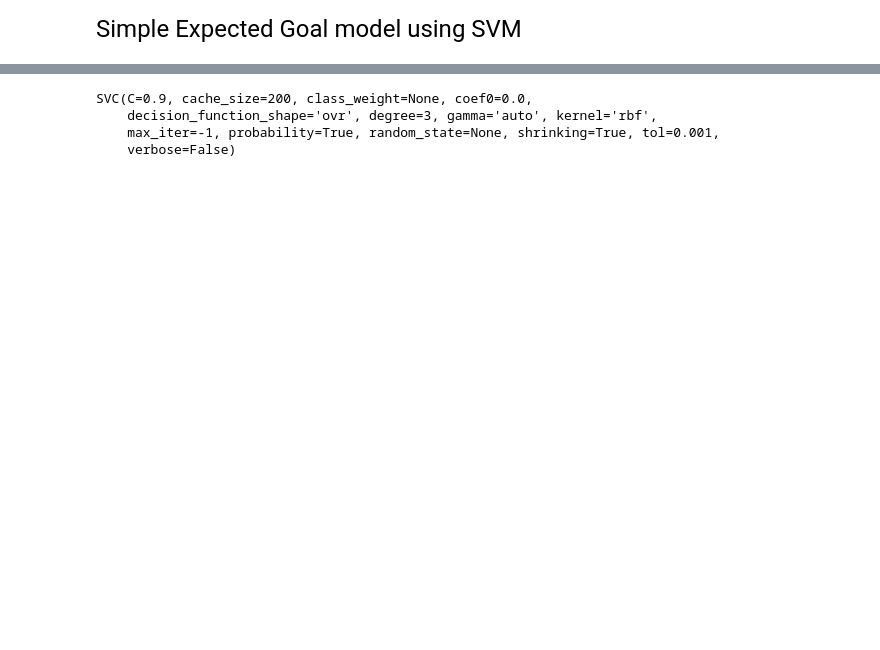
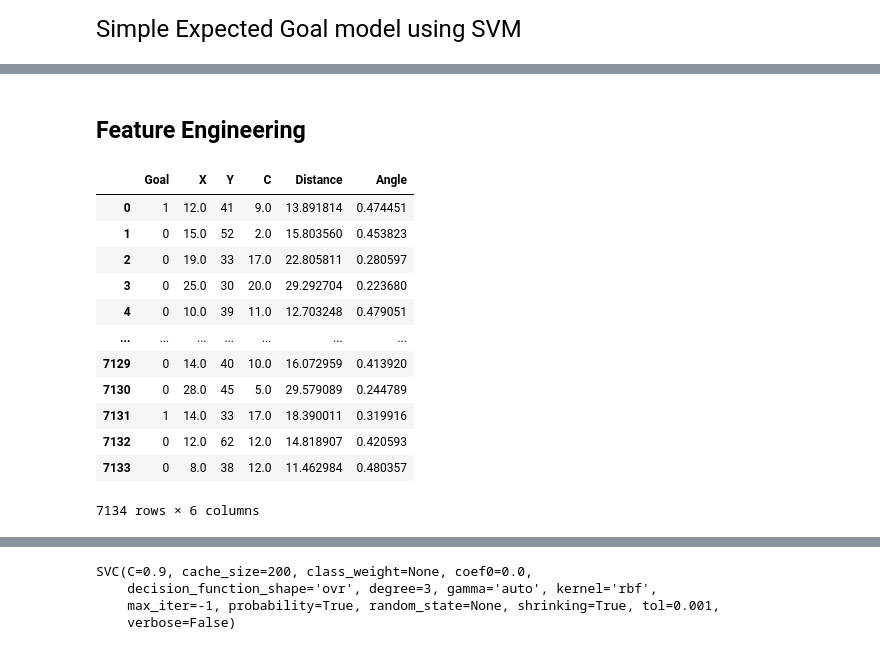
Before and after one commit to danielazevedo/Football-Analytics, a Jupyter notebook: expected_goals/xG_model_SVM.ipynb, the cells around one changed output, grey strips where cells are left out. Drawn from its saved outputs; the diff is of its cells as text; code cells hidden in the pictures; blank space fills up the shorter version.

```diff
--- a/expected_goals/my_xG_model.ipynb
+++ b/expected_goals/xG_model_SVM.ipynb
@@ -21,3 +32,5 @@ shots_model = pd.DataFrame(columns = ['Goal','X','Y'])
+# %% [markdown]
+## Feature Engineering
 # %%
 #adapted from https://github.com/Friends-of-Tracking-Data-FoTD/SoccermaticsForPython/blob/master/3xGModel.py
 
@@ -51,3 +64,19 @@ for i, shot in df_shots.iterrows():
 
 shots_model['Goal'] = pd.to_numeric(shots_model['Goal'])
 shots_model.reset_index(drop=True, inplace = True)
+# %%
+shots_model
+# %% [output]
+|  | Goal | X | Y | C | Distance | Angle |
+| 0 | 1 | 12.0 | 41 | 9.0 | 13.891814 | 0.474451 |
+| 1 | 0 | 15.0 | 52 | 2.0 | 15.803560 | 0.453823 |
+| 2 | 0 | 19.0 | 33 | 17.0 | 22.805811 | 0.280597 |
+| 3 | 0 | 25.0 | 30 | 20.0 | 29.292704 | 0.223680 |
+| 4 | 0 | 10.0 | 39 | 11.0 | 12.703248 | 0.479051 |
+| ... | ... | ... | ... | ... | ... | ... |
+| 7129 | 0 | 14.0 | 40 | 10.0 | 16.072959 | 0.413920 |
+| 7130 | 0 | 28.0 | 45 | 5.0 | 29.579089 | 0.244789 |
+| 7131 | 1 | 14.0 | 33 | 17.0 | 18.390011 | 0.319916 |
+| 7132 | 0 | 12.0 | 62 | 12.0 | 14.818907 | 0.420593 |
+| 7133 | 0 | 8.0 | 38 | 12.0 | 11.462984 | 0.480357 |
+7134 rows × 6 columns
```
Also changed, not shown: parts of 6 cells of this notebook, 7 other files.
